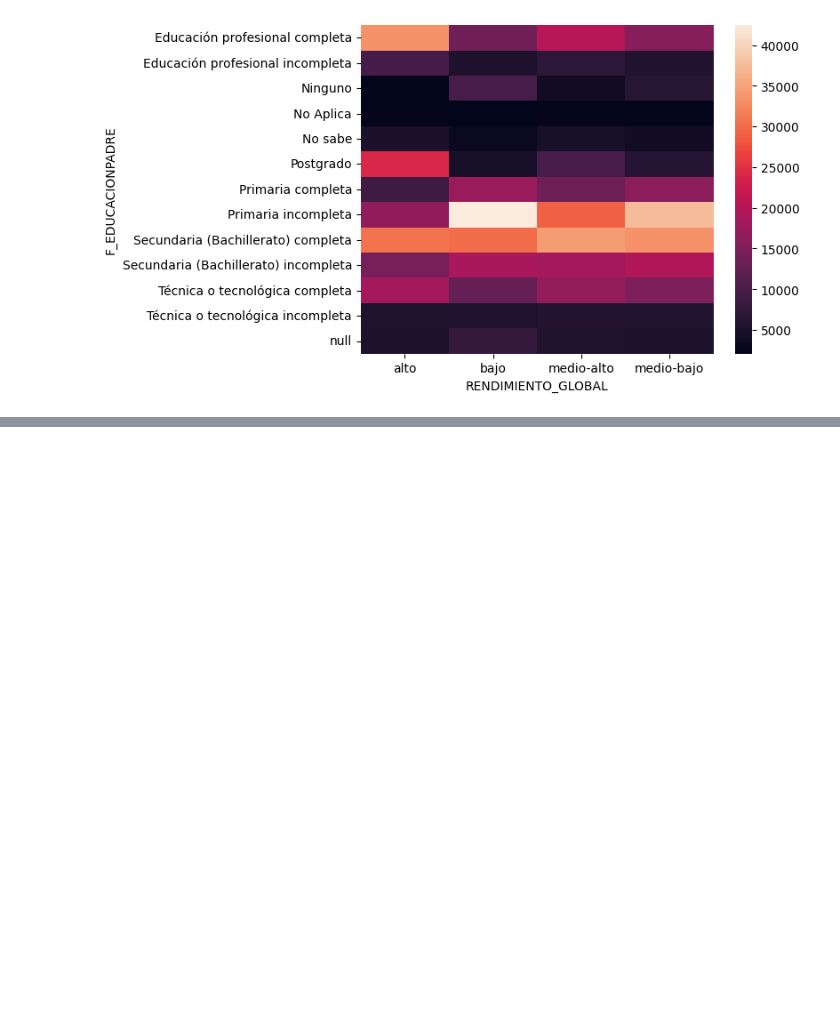
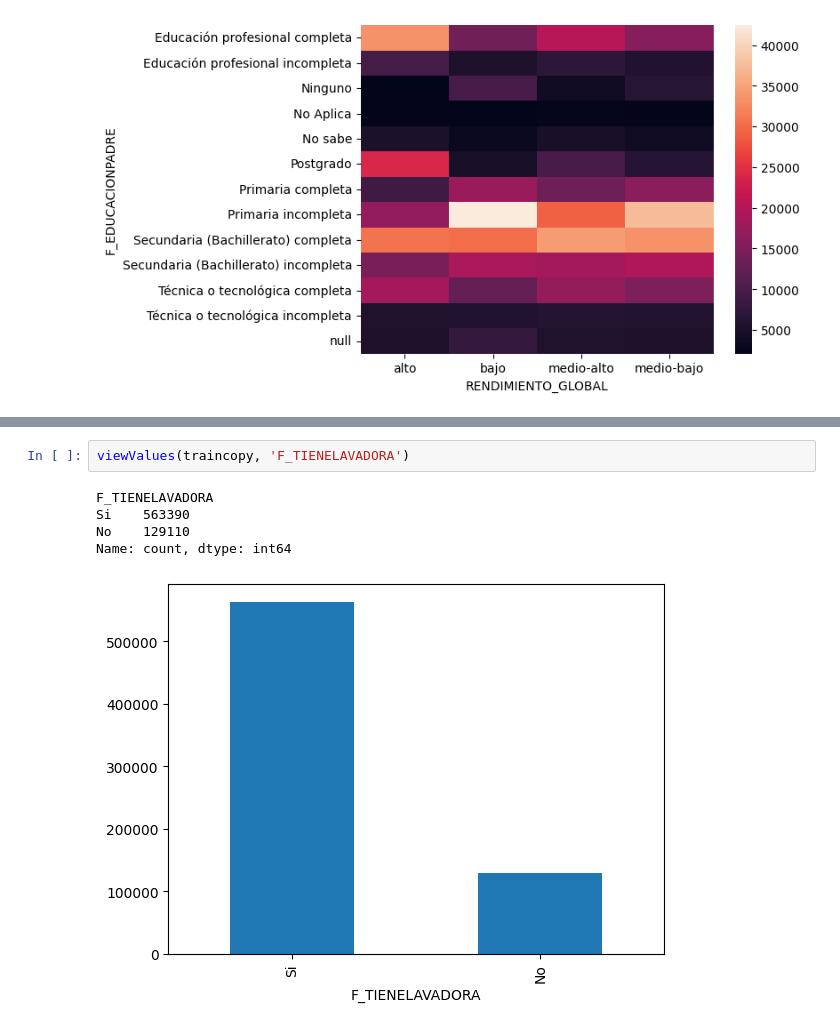
Before and after one commit to Thomascc123/Proyecto-Kaggle-Modelos, a Jupyter notebook: 02 - preprocesado.ipynb, the cells around one changed output, grey strips where cells are left out. Saved outputs shown, nothing was run; the diff lists cells and outputs as text; blank space fills up the shorter version.

```diff
--- a/02 - preprocesado.ipynb
+++ b/02 - preprocesado.ipynb
@@ -278,0 +344,8 @@ compareDiscreteValues(train, 'F_EDUCACIONPADRE')
+# %%
+viewValues(traincopy, 'F_TIENELAVADORA')
+# %% [output]
+F_TIENELAVADORA
+Si    563390
+No    129110
+Name: count, dtype: int64
+[figure, added]
```
Also changed, not shown: parts of 28 cells of this notebook.
